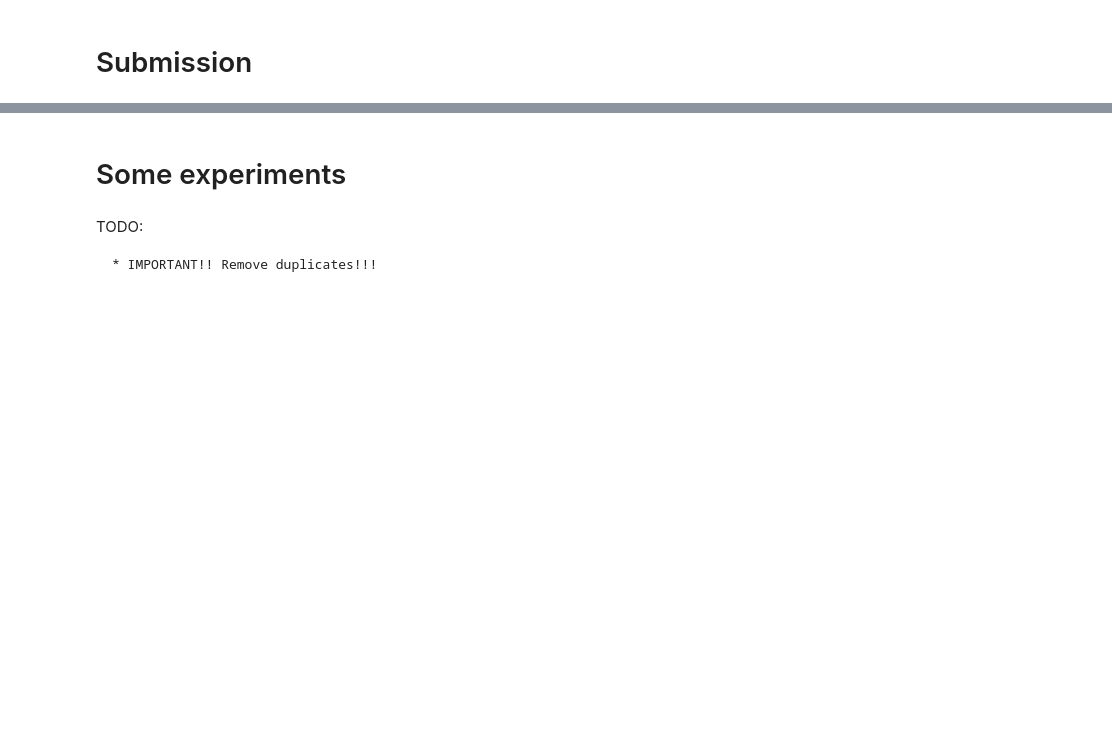
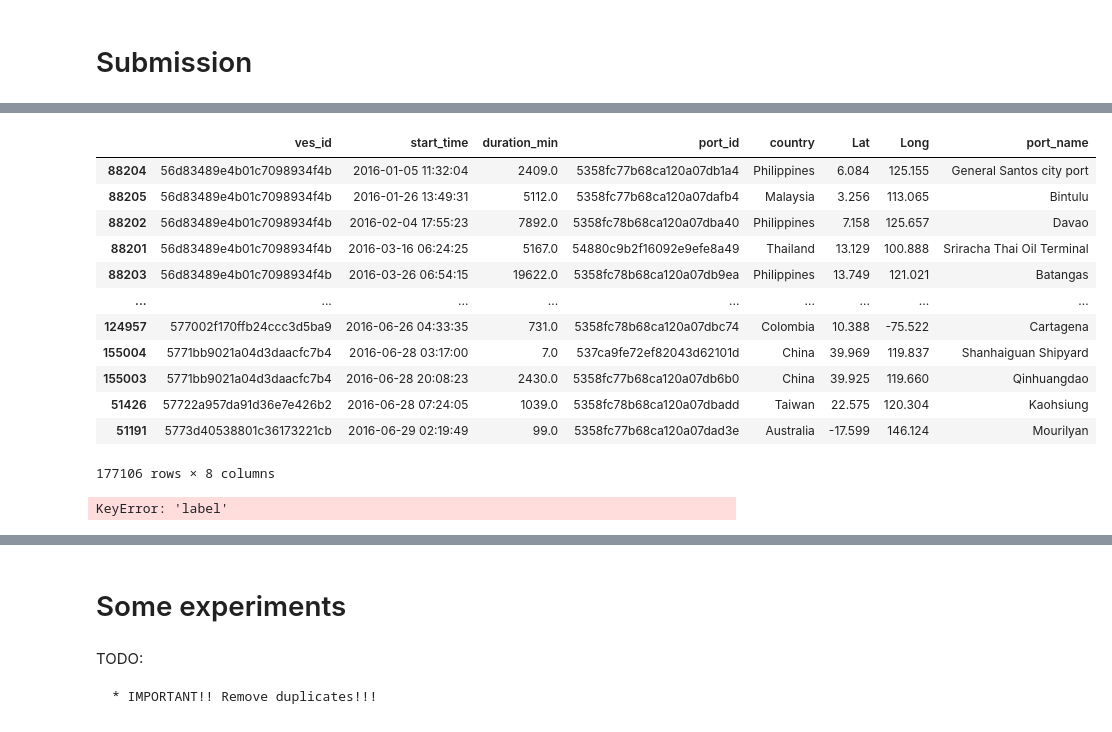
Before and after one commit to matanma/ML, a Jupyter notebook: WinWard/WinWard.ipynb, the cells around one changed output, grey strips where cells are left out. Saved outputs shown, nothing was run; the diff lists cells and outputs as text; code cells hidden in the pictures; blank space fills up the shorter version.

```diff
--- a/WinWard/WinWard.ipynb
+++ b/WinWard/WinWard.ipynb
@@ -211,8 +211,9 @@ vess_velocities_kmph = {
     'Passenger Vessel': 20*1.852,
     'Reefer': 20*1.852,
     'Tug':14*1.852
-
 }
+#We don't have for the test set
+mean_velocity = np.mean(list(vess_velocities_kmph.values()))
 
 MIN_DIST_KM = 0.5
 
@@ -232,7 +233,7 @@ def is_valid_travel(prev_row, curr_row):
     #If we haven't moved at all - consider this as an invalid travel
     if dist <= MIN_DIST_KM:
         return False, -1
-    airline_travel_duration_hours = dist/vess_velocities_kmph[curr_row['type']]
+    airline_travel_duration_hours = dist/( vess_velocities_kmph[curr_row['type']] if 'type' in curr_row else mean_velocity)
     start_times_diff_hours =  calc_timediff_hours(prev_row.start_time, curr_row.start_time )
     is_v = airline_travel_duration_hours <=  start_times_diff_hours
     max_bound = (start_times_diff_hours - airline_travel_duration_hours)*60
@@ -1214,0 +1173,2 @@ RF: {'class_weight': 'balanced', 'max_depth': 40, 'n_estimators': 500}, 0.758
+# %%
+cleaned_test_df = clean_raw_port_visits(test_set_df_orig)
@@ -1214,0 +1214,20 @@ RF: {'class_weight': 'balanced', 'max_depth': 40, 'n_estimators': 500}, 0.758
+# %%
+cleaned_test_df
+# %% [output]
+|  | ves_id | start_time | duration_min | port_id | country | Lat | Long | port_name |
+| 88204 | 56d83489e4b01c7098934f4b | 2016-01-05 11:32:04 | 2409.0 | 5358fc77b68ca120a07db1a4 | Philippines | 6.084 | 125.155 | General Santos city port |
+| 88205 | 56d83489e4b01c7098934f4b | 2016-01-26 13:49:31 | 5112.0 | 5358fc77b68ca120a07dafb4 | Malaysia | 3.256 | 113.065 | Bintulu |
+| 88202 | 56d83489e4b01c7098934f4b | 2016-02-04 17:55:23 | 7892.0 | 5358fc78b68ca120a07dba40 | Philippines | 7.158 | 125.657 | Davao |
+| 88201 | 56d83489e4b01c7098934f4b | 2016-03-16 06:24:25 | 5167.0 | 54880c9b2f16092e9efe8a49 | Thailand | 13.129 | 100.888 | Sriracha Thai Oil Terminal |
+| 88203 | 56d83489e4b01c7098934f4b | 2016-03-26 06:54:15 | 19622.0 | 5358fc78b68ca120a07db9ea | Philippines | 13.749 | 121.021 | Batangas |
+| ... | ... | ... | ... | ... | ... | ... | ... | ... |
+| 124957 | 577002f170ffb24ccc3d5ba9 | 2016-06-26 04:33:35 | 731.0 | 5358fc78b68ca120a07dbc74 | Colombia | 10.388 | -75.522 | Cartagena |
+| 155004 | 5771bb9021a04d3daacfc7b4 | 2016-06-28 03:17:00 | 7.0 | 537ca9fe72ef82043d62101d | China | 39.969 | 119.837 | Shanhaiguan Shipyard |
+| 155003 | 5771bb9021a04d3daacfc7b4 | 2016-06-28 20:08:23 | 2430.0 | 5358fc77b68ca120a07db6b0 | China | 39.925 | 119.660 | Qinhuangdao |
+| 51426 | 57722a957da91d36e7e426b2 | 2016-06-28 07:24:05 | 1039.0 | 5358fc78b68ca120a07dbadd | Taiwan | 22.575 | 120.304 | Kaohsiung |
+| 51191 | 5773d40538801c36173221cb | 2016-06-29 02:19:49 | 99.0 | 5358fc77b68ca120a07dad3e | Australia | -17.599 | 146.124 | Mourilyan |
+177106 rows × 8 columns
+# %%
+features_df_test, labels_df_test = extractor.generate_features(cleaned_test_df)
+# %% [output]
+KeyError: 'label'
```
Also changed, not shown: parts of 24 cells of this notebook.
